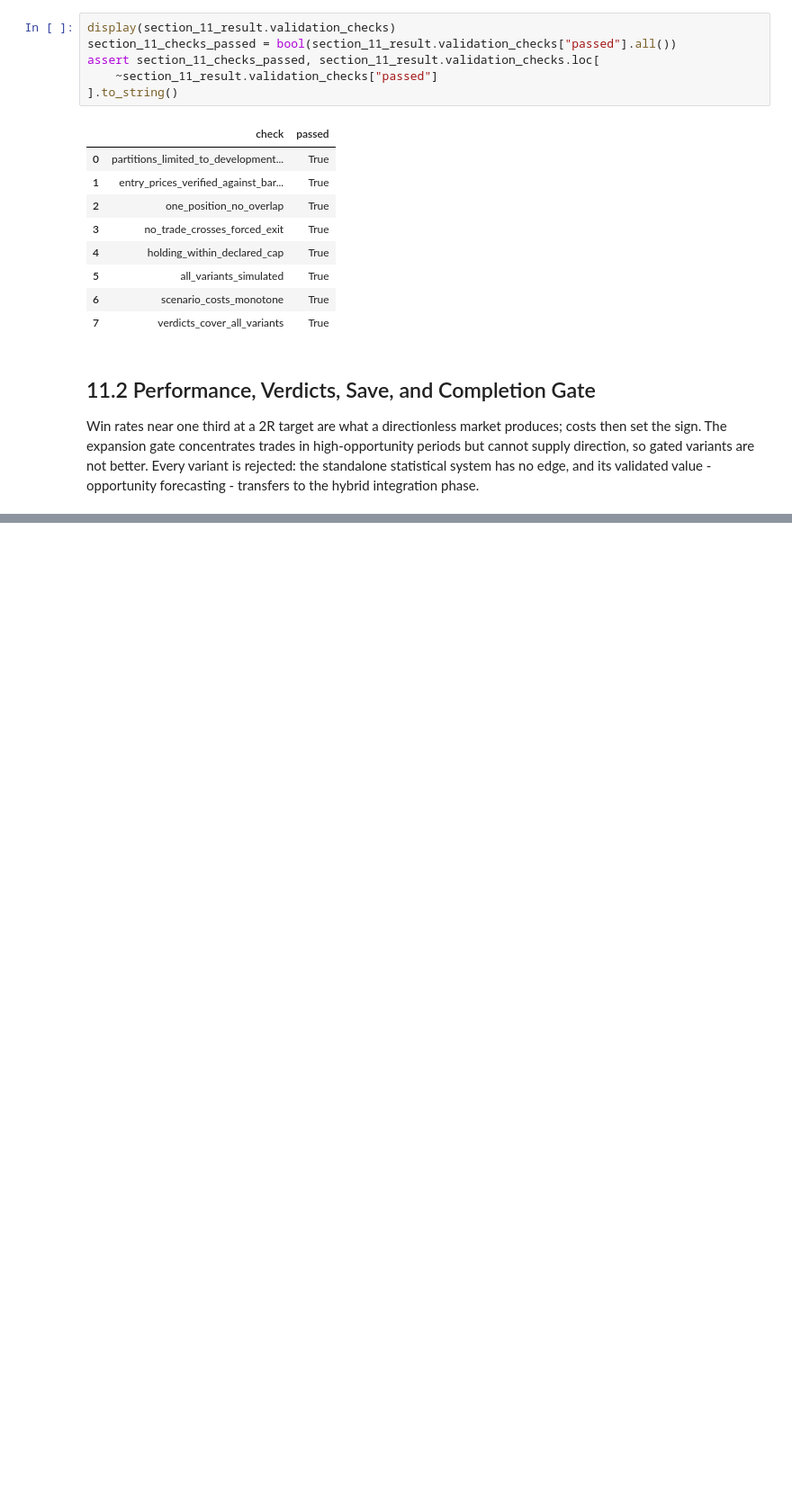
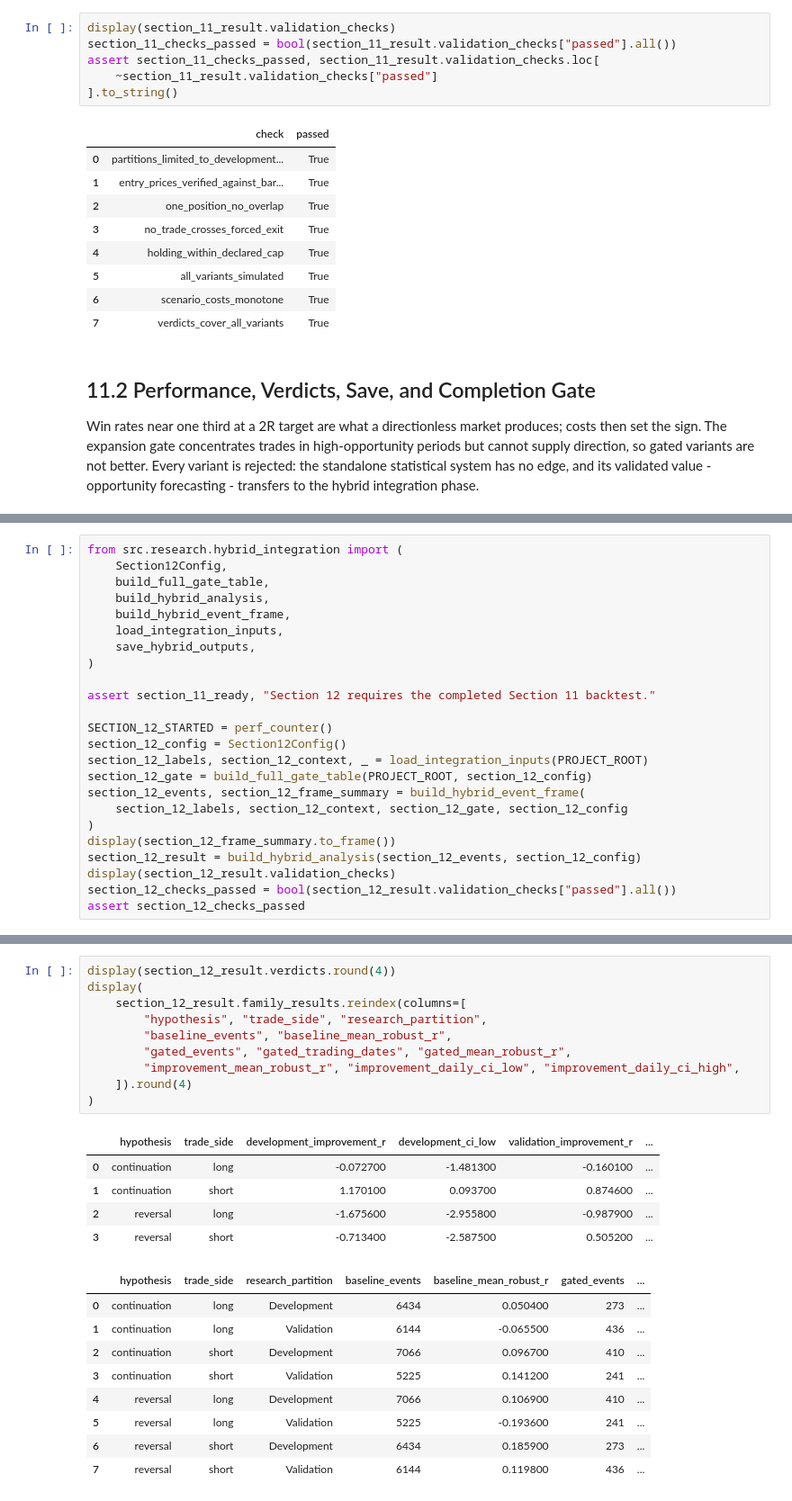
Before and after one commit to Abond1234/GC-1m-OHLCV-QUANTITATIVE-ANALYSIS, a Jupyter notebook: notebooks/exploration/statistical_feature_research.ipynb, the cells around one changed output, grey strips where cells are left out. Shown at 90% size. Drawn from its saved outputs; the diff is of its cells as text; blank space fills up the shorter version.

```diff
--- a/notebooks/exploration/statistical_feature_research.ipynb
+++ b/notebooks/exploration/statistical_feature_research.ipynb
@@ -4323,0 +4330,24 @@ SECTION 11 STATUS: READY
+# %%
+from src.research.hybrid_integration import (
+    Section12Config,
+    build_full_gate_table,
+    build_hybrid_analysis,
+    build_hybrid_event_frame,
+    load_integration_inputs,
+    save_hybrid_outputs,
+)
+
+assert section_11_ready, "Section 12 requires the completed Section 11 backtest."
+
+SECTION_12_STARTED = perf_counter()
+section_12_config = Section12Config()
+section_12_labels, section_12_context, _ = load_integration_inputs(PROJECT_ROOT)
+section_12_gate = build_full_gate_table(PROJECT_ROOT, section_12_config)
+section_12_events, section_12_frame_summary = build_hybrid_event_frame(
+    section_12_labels, section_12_context, section_12_gate, section_12_config
+)
+display(section_12_frame_summary.to_frame())
+section_12_result = build_hybrid_analysis(section_12_events, section_12_config)
+display(section_12_result.validation_checks)
+section_12_checks_passed = bool(section_12_result.validation_checks["passed"].all())
+assert section_12_checks_passed
@@ -4323,0 +4376,25 @@ SECTION 11 STATUS: READY
+# %%
+display(section_12_result.verdicts.round(4))
+display(
+    section_12_result.family_results.reindex(columns=[
+        "hypothesis", "trade_side", "research_partition",
+        "baseline_events", "baseline_mean_robust_r",
+        "gated_events", "gated_trading_dates", "gated_mean_robust_r",
+        "improvement_mean_robust_r", "improvement_daily_ci_low", "improvement_daily_ci_high",
+    ]).round(4)
+)
+# %% [output]
+|  | hypothesis | trade_side | development_improvement_r | development_ci_low | validation_improvement_r | ... |
+| 0 | continuation | long | -0.072700 | -1.481300 | -0.160100 | ... |
+| 1 | continuation | short | 1.170100 | 0.093700 | 0.874600 | ... |
+| 2 | reversal | long | -1.675600 | -2.955800 | -0.987900 | ... |
+| 3 | reversal | short | -0.713400 | -2.587500 | 0.505200 | ... |
+|  | hypothesis | trade_side | research_partition | baseline_events | baseline_mean_robust_r | gated_events | ... |
+| 0 | continuation | long | Development | 6434 | 0.050400 | 273 | ... |
+| 1 | continuation | long | Validation | 6144 | -0.065500 | 436 | ... |
+| 2 | continuation | short | Development | 7066 | 0.096700 | 410 | ... |
+| 3 | continuation | short | Validation | 5225 | 0.141200 | 241 | ... |
+| 4 | reversal | long | Development | 7066 | 0.106900 | 410 | ... |
+| 5 | reversal | long | Validation | 5225 | -0.193600 | 241 | ... |
+| 6 | reversal | short | Development | 6434 | 0.185900 | 273 | ... |
+| 7 | reversal | short | Validation | 6144 | 0.119800 | 436 | ... |
```
Also changed, not shown: parts of 15 cells of this notebook, 6 other files.
